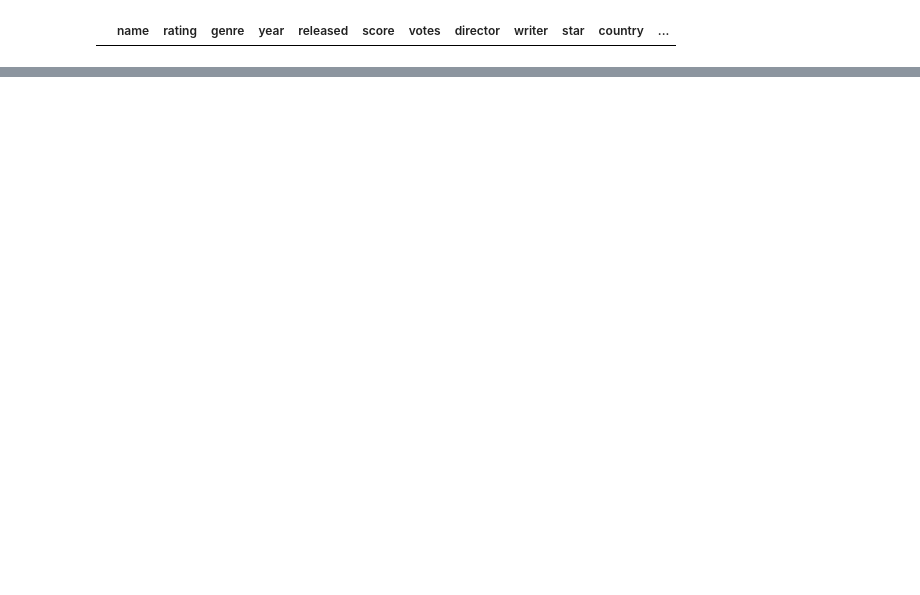
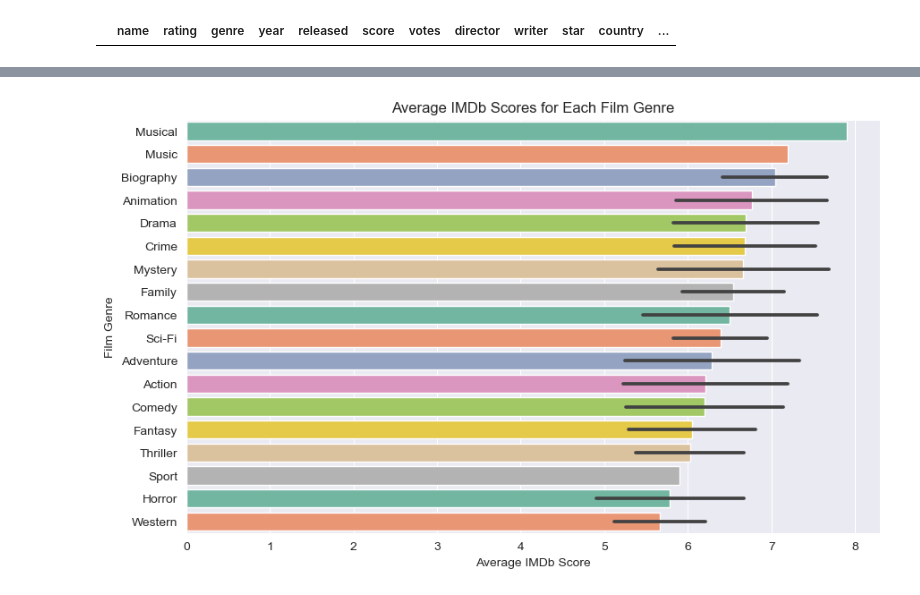
Before and after one commit to gururaser/film-analysis-project, a Jupyter notebook: film-analysis.ipynb, the cells around one changed output, grey strips where cells are left out. Saved outputs shown, nothing was run; the diff lists cells and outputs as text; code cells hidden in the pictures; blank space fills up the shorter version.

```diff
--- a/film-analysis.ipynb
+++ b/film-analysis.ipynb
@@ -456,0 +532,15 @@ df.tail()
+# %%
+# With Error bars(standart deviation)
+
+df_grouped = df.groupby('genre').mean().sort_values(by = 'score', ascending = False).reset_index()
+
+plt.figure(figsize = (10,6))
+# ci = "sd" means standart deviation
+sns.barplot(data = df, x = "score", y = "genre", ci = "sd", palette = "Set2", order = df_grouped['genre'])
+plt.xlabel('Average IMDb Score')
+plt.ylabel('Film Genre')
+plt.title('Average IMDb Scores for Each Film Genre')
+plt.savefig('avg_imdb_score_errorbars.jpg', dpi=300, bbox_inches='tight')
+plt.show()
+# %% [output]
+[figure, added]
```
Also changed, not shown: parts of 23 cells of this notebook.
